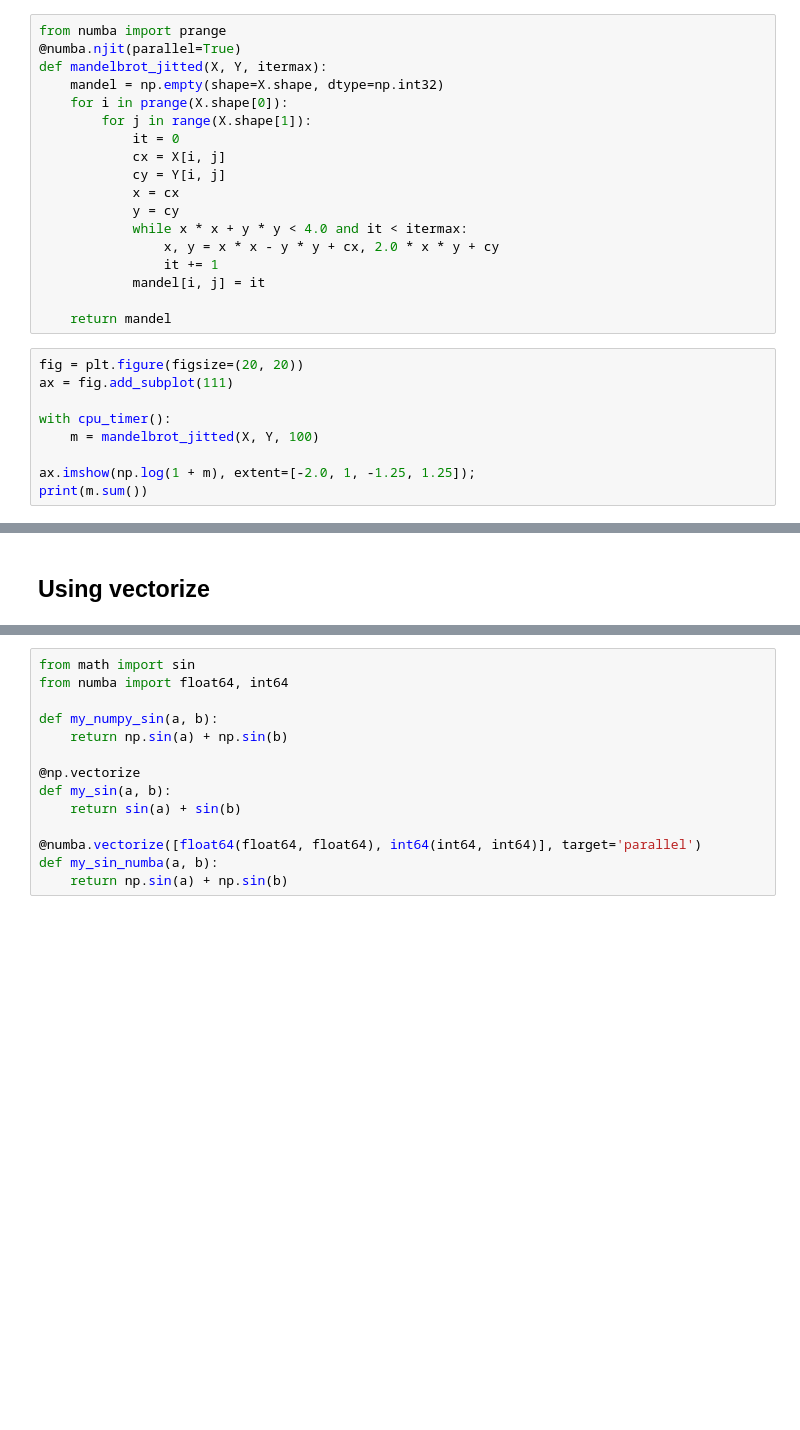
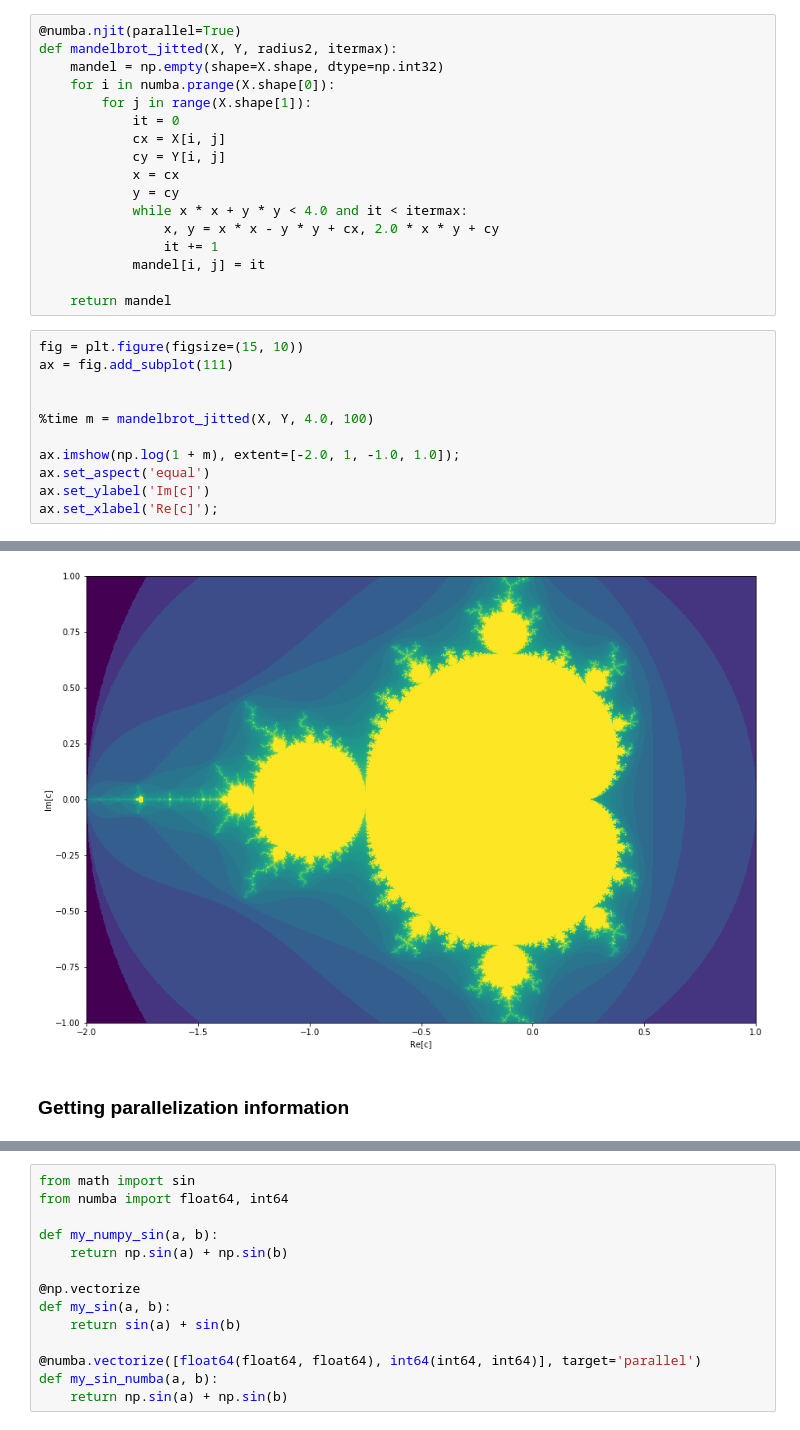
Before and after one commit to eth-cscs/PythonHPC, a Jupyter notebook: numba-cpu/Numba_Cpu.ipynb, the cells around one changed output, grey strips where cells are left out. Drawn from its saved outputs; the diff is of its cells as text; blank space fills up the shorter version.

```diff
--- a/numba-cpu/Numba_Cpu.ipynb
+++ b/numba-cpu/Numba_Cpu.ipynb
@@ -45,9 +133,8 @@ ax.imshow(np.log(1 + m), extent=[-2.0, 1, -1.25, 1.25]);
 # %%
-from numba import prange
 @numba.njit(parallel=True)
-def mandelbrot_jitted(X, Y, itermax):
+def mandelbrot_jitted(X, Y, radius2, itermax):
     mandel = np.empty(shape=X.shape, dtype=np.int32)
-    for i in prange(X.shape[0]):
+    for i in numba.prange(X.shape[0]):
         for j in range(X.shape[1]):
             it = 0
             cx = X[i, j]
@@ -61,11 +148,14 @@ def mandelbrot_jitted(X, Y, itermax):
 
     return mandel
 # %%
-fig = plt.figure(figsize=(20, 20))
+fig = plt.figure(figsize=(15, 10))
 ax = fig.add_subplot(111)
 
-with cpu_timer():
-    m = mandelbrot_jitted(X, Y, 100)
 
-ax.imshow(np.log(1 + m), extent=[-2.0, 1, -1.25, 1.25]);
-print(m.sum())
+%time m = mandelbrot_jitted(X, Y, 4.0, 100)
+
+ax.imshow(np.log(1 + m), extent=[-2.0, 1, -1.0, 1.0]);
+ax.set_aspect('equal')
+ax.set_ylabel('Im[c]')
+ax.set_xlabel('Re[c]');
+# %% [output]
@@ -72,2 +164,3 @@ print(m.sum())
+[figure, added]
-# %% [markdown]
-## Using vectorize
+# %% [markdown]
+### Getting parallelization information
```
Also changed, not shown: parts of 28 cells of this notebook, 1 other file.
